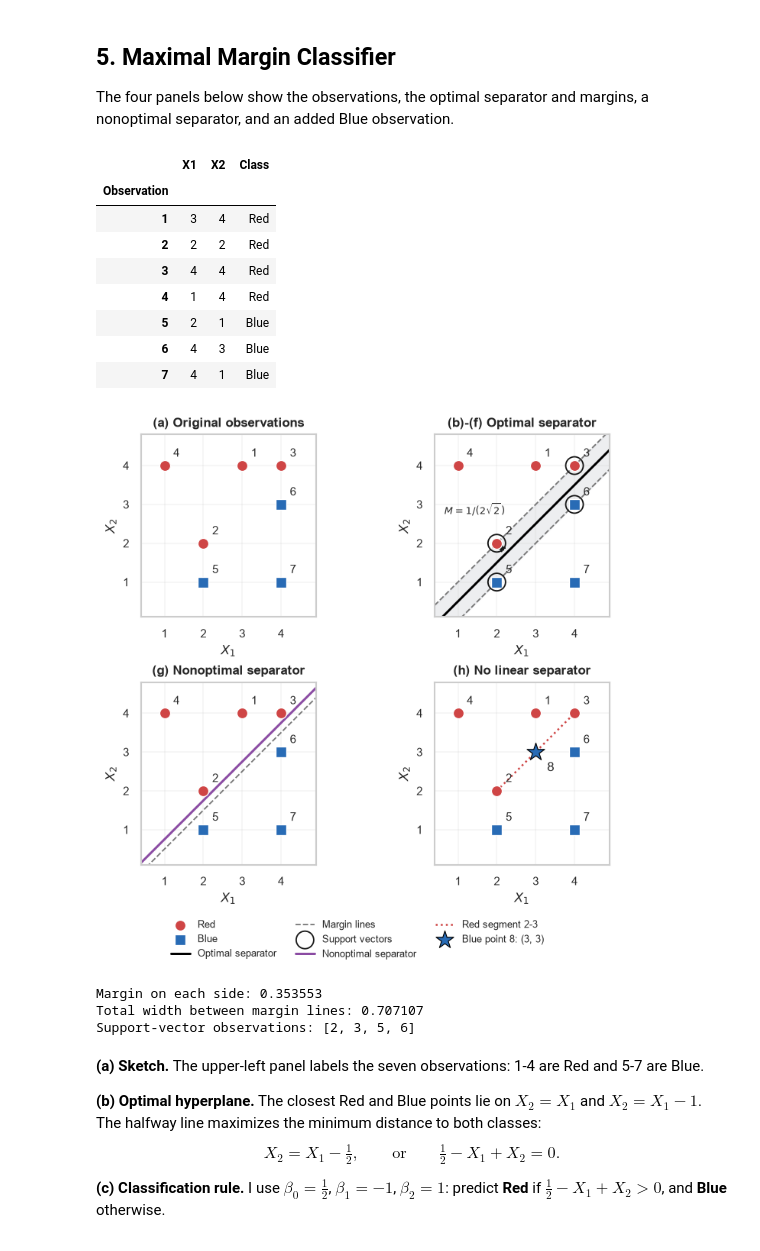
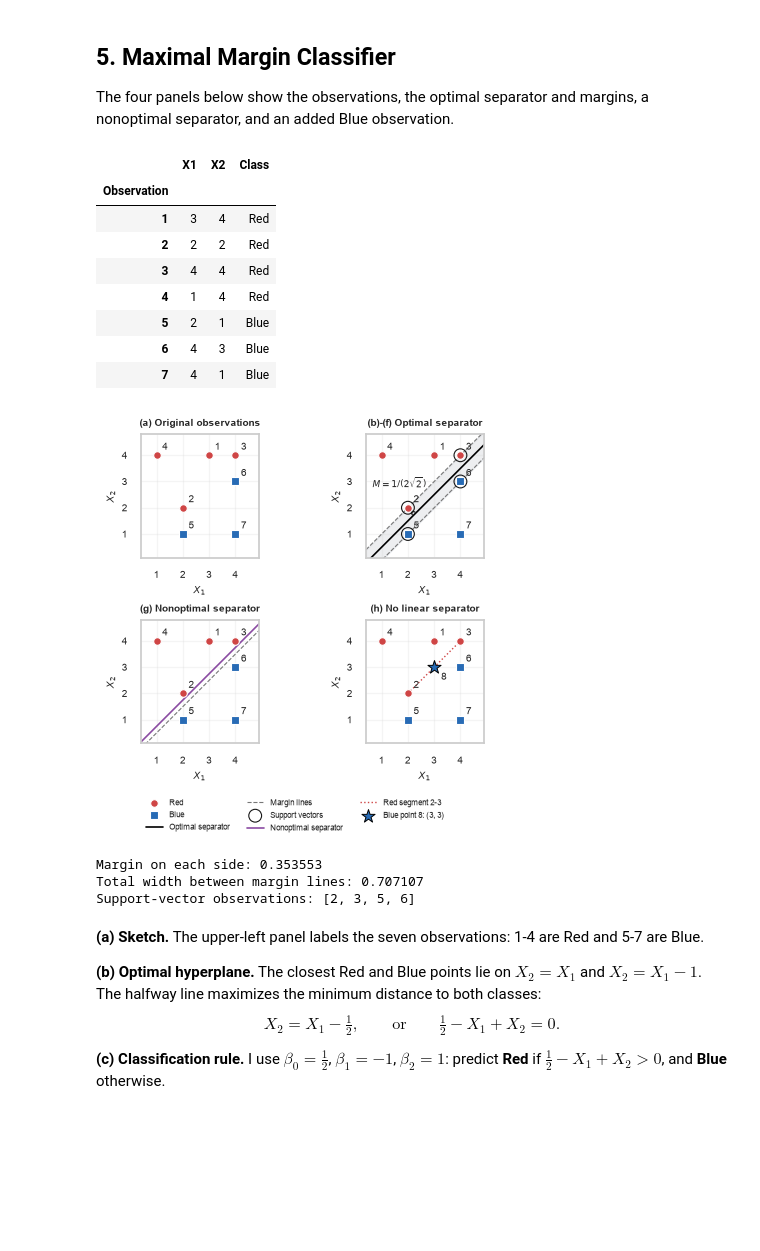
Before and after one commit to nakicool007/aps-failure-classification, a Jupyter notebook: notebook/Kumbria_Nakul_HW6.ipynb, the cells around one changed output. Cells and saved outputs as stored; diff of their text form; code cells hidden in the pictures; blank space fills up the shorter version.

Commit message:
reduced last graph dimensions.

```diff
--- a/notebook/Kumbria_Nakul_HW6.ipynb
+++ b/notebook/Kumbria_Nakul_HW6.ipynb
@@ -487,71 +487,71 @@ def draw_toy(ax):
     for label, color, marker in [("Red", "#cf4545", "o"), ("Blue", "#286bb5", "s")]:
         points = toy.loc[toy["Class"].eq(label)]
         ax.scatter(points["X1"], points["X2"], color=color, marker=marker,
-                   s=72, edgecolor="white", linewidth=0.8, label=label, zorder=4)
+                   s=30, edgecolor="white", linewidth=0.8, label=label, zorder=4)
     for obs, row in toy.iterrows():
-        ax.annotate(str(obs), (row["X1"], row["X2"]), xytext=(7, 7),
-                    textcoords="offset points", fontsize=9, zorder=6)
+        ax.annotate(str(obs), (row["X1"], row["X2"]), xytext=(4, 4),
+                    textcoords="offset points", fontsize=7, zorder=6)
     ax.set(xlim=(0.4, 4.9), ylim=(0.1, 4.8), xlabel=r"$X_1$", ylabel=r"$X_2$")
     ax.set_xticks([1, 2, 3, 4])
     ax.set_yticks([1, 2, 3, 4])
     ax.set_aspect("equal", adjustable="box")
     ax.grid(alpha=0.2)
-with plt.rc_context({"figure.dpi": 120, "font.size": 9, "axes.titlesize": 10, "axes.labelsize": 10,
-                         "xtick.labelsize": 9, "ytick.labelsize": 9}):
-    fig, axes = plt.subplots(2, 2, figsize=(6.4, 6.0), layout="constrained")
+with plt.rc_context({"figure.dpi": 100, "font.size": 7, "axes.titlesize": 7.5, "axes.labelsize": 7.5,
+                         "xtick.labelsize": 7, "ytick.labelsize": 7}):
+    fig, axes = plt.subplots(2, 2, figsize=(4.5, 4.2), layout="constrained")
     xx = np.linspace(0.4, 4.9, 300)
     for ax in axes.flat:
         draw_toy(ax)
     axes[0, 0].set_title("(a) Original observations", fontweight="bold")
     ax = axes[0, 1]
     ax.fill_between(xx, xx - 1, xx, color="#b9bdc7", alpha=0.25, zorder=0)
-    ax.plot(xx, xx - 0.5, color="black", linewidth=1.8,
+    ax.plot(xx, xx - 0.5, color="black", linewidth=1.2,
             label="Optimal separator")
-    ax.plot(xx, xx, "--", color="#777777", linewidth=1.1,
+    ax.plot(xx, xx, "--", color="#777777", linewidth=0.8,
             label="Margin lines")
-    ax.plot(xx, xx - 1, "--", color="#777777", linewidth=1.1)
+    ax.plot(xx, xx - 1, "--", color="#777777", linewidth=0.8)
     sv = toy.loc[toy_support]
-    ax.scatter(sv["X1"], sv["X2"], s=190, facecolors="none",
-               edgecolors="#171717", linewidth=1.1, zorder=5, label="Support vectors")
+    ax.scatter(sv["X1"], sv["X2"], s=85, facecolors="none",
+               edgecolors="#171717", linewidth=0.8, zorder=5, label="Support vectors")
     ax.annotate("", xy=(2, 2), xytext=(2.25, 1.75),
-                arrowprops={"arrowstyle": "<->", "color": "#171717", "lw": 1.4})
-    ax.text(0.65, 2.75, r"$M=1/(2\sqrt{2})$", fontsize=8)
+                arrowprops={"arrowstyle": "<->", "color": "#171717", "lw": 0.9})
+    ax.text(0.65, 2.75, r"$M=1/(2\sqrt{2})$", fontsize=6.5)
     ax.set_title("(b)-(f) Optimal separator", fontweight="bold")
     ax = axes[1, 0]
-    ax.plot(xx, xx - 0.25, color="#8b4ca3", linewidth=1.8,
+    ax.plot(xx, xx - 0.25, color="#8b4ca3", linewidth=1.2,
             label="Nonoptimal separator")
-    ax.plot(xx, xx - 0.5, "--", color="#777777", linewidth=1.1,
+    ax.plot(xx, xx - 0.5, "--", color="#777777", linewidth=0.8,
             label="Optimal separator")
     ax.set_title("(g) Nonoptimal separator", fontweight="bold")
     ax = axes[1, 1]
-    ax.plot([2, 4], [2, 4], ":", color="#cf4545", linewidth=1.5,
+    ax.plot([2, 4], [2, 4], ":", color="#cf4545", linewidth=1.0,
             label="Red segment 2-3", zorder=2)
-    ax.scatter([3], [3], color="#286bb5", marker="*", s=210,
+    ax.scatter([3], [3], color="#286bb5", marker="*", s=100,
                edgecolor="black", linewidth=0.7, zorder=6, label="Blue point 8: (3, 3)")
-    ax.annotate("8", (3, 3), xytext=(9, -15), textcoords="offset points", fontsize=10)
+    ax.annotate("8", (3, 3), xytext=(5, -9), textcoords="offset points", fontsize=7)
     ax.set_title("(h) No linear separator", fontweight="bold")
     legend_items = {}
     for panel in axes.flat:
         handles, labels = panel.get_legend_handles_labels()
         for handle, label in zip(handles, labels):
             legend_items.setdefault(label, handle)
     fig.legend(legend_items.values(), legend_items.keys(), loc="outside lower center",
-               ncol=3, fontsize=7.5, frameon=False)
+               ncol=3, fontsize=6, frameon=False)
     plt.show()
 print(f"Margin on each side: {toy_margin:.6f}")
 print(f"Total width between margin lines: {2 * toy_margin:.6f}")
 print("Support-vector observations:", toy_support)
 # %% [output]
 |  | X1 | X2 | Class |
 | Observation |  |  |  |
 | 1 | 3 | 4 | Red |
 | 2 | 2 | 2 | Red |
 | 3 | 4 | 4 | Red |
 | 4 | 1 | 4 | Red |
 | 5 | 2 | 1 | Blue |
 | 6 | 4 | 3 | Blue |
 | 7 | 4 | 1 | Blue |
-[figure, old version]
+[figure, new version]
 Margin on each side: 0.353553
 Total width between margin lines: 0.707107
 Support-vector observations: [2, 3, 5, 6]
```
